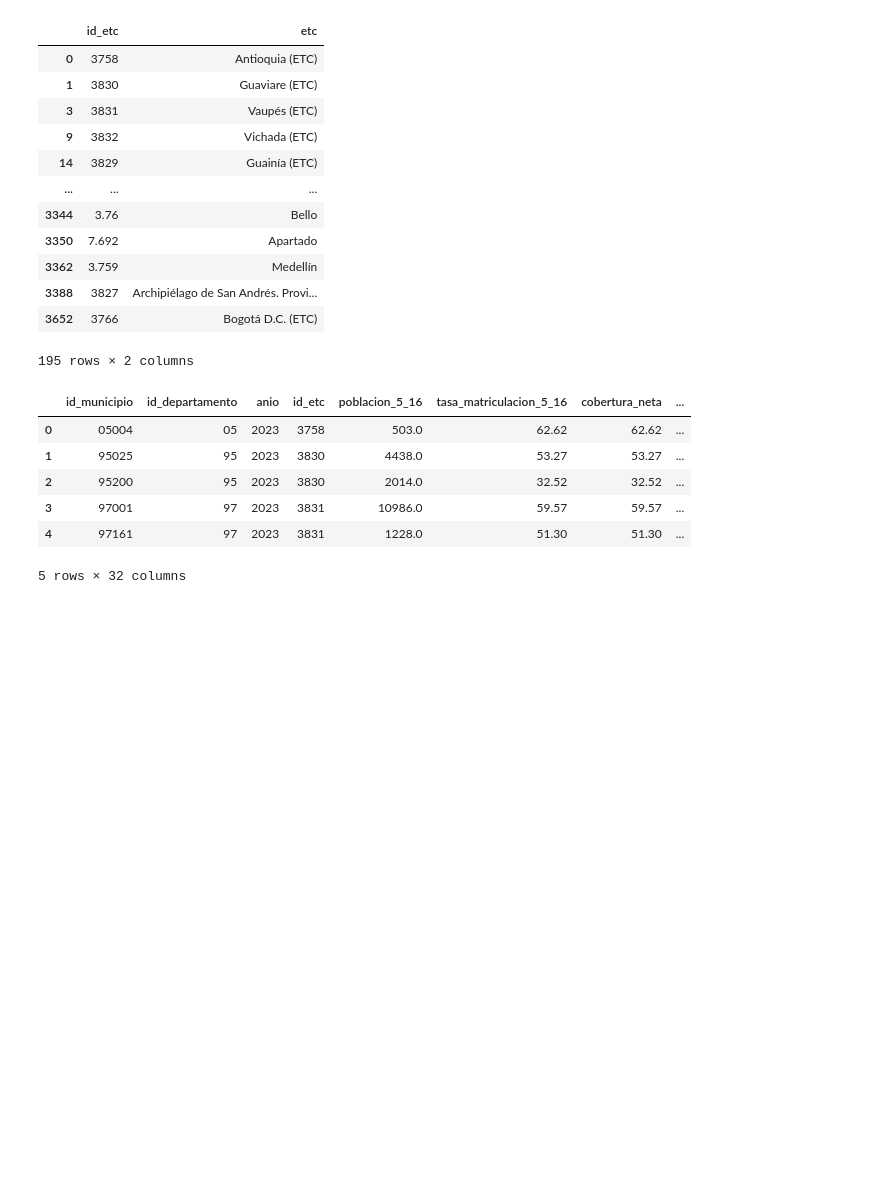
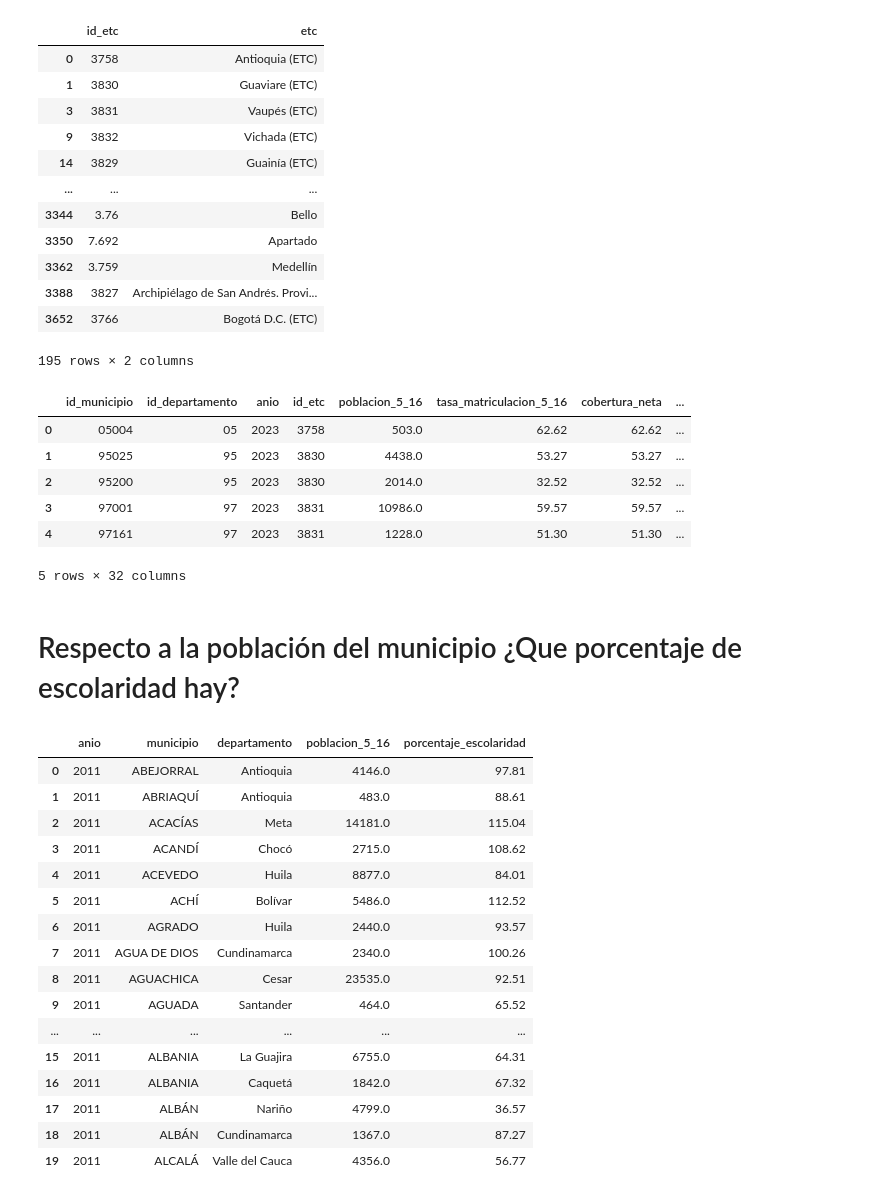
Before and after one commit to AndresFHR2002/Diplomado, a Jupyter notebook: Cuadernos/Modelos_Dimensionales - Python.ipynb, the cells around one changed output. Drawn from its saved outputs; the diff is of its cells as text; code cells hidden in the pictures; blank space fills up the shorter version.

```diff
--- a/Cuadernos/Modelos_Dimensionales - Python.ipynb
+++ b/Cuadernos/Modelos_Dimensionales - Python.ipynb
@@ -838,3 +838,42 @@ df_fact.head()
 | 3 | 97001 | 97 | 2023 | 3831 | 10986.0 | 59.57 | 59.57 | ... |
 | 4 | 97161 | 97 | 2023 | 3831 | 1228.0 | 51.30 | 51.30 | ... |
 5 rows × 32 columns
+# %% [markdown]
+# Respecto a la población del municipio ¿Que porcentaje de escolaridad hay?
+# %%
+consulta_escolaridad = """
+SELECT
+    f.anio,
+    m.municipio,
+    d.departamento,
+    f.poblacion_5_16,
+    f.tasa_matriculacion_5_16 AS porcentaje_escolaridad
+FROM fact_educacion f
+JOIN dim_municipio m ON f.id_municipio = m.id_municipio
+JOIN dim_departamento d ON f.id_departamento = d.id_departamento
+WHERE f.poblacion_5_16 IS NOT NULL
+  AND f.tasa_matriculacion_5_16 IS NOT NULL
+ORDER BY f.anio, m.municipio
+LIMIT 20;
+"""
+
+df_escolaridad = pd.read_sql(consulta_escolaridad, conn)
+df_escolaridad
+# %% [output]
+|  | anio | municipio | departamento | poblacion_5_16 | porcentaje_escolaridad |
+| 0 | 2011 | ABEJORRAL | Antioquia | 4146.0 | 97.81 |
+| 1 | 2011 | ABRIAQUÍ | Antioquia | 483.0 | 88.61 |
+| 2 | 2011 | ACACÍAS | Meta | 14181.0 | 115.04 |
+| 3 | 2011 | ACANDÍ | Chocó | 2715.0 | 108.62 |
+| 4 | 2011 | ACEVEDO | Huila | 8877.0 | 84.01 |
+| 5 | 2011 | ACHÍ | Bolívar | 5486.0 | 112.52 |
+| 6 | 2011 | AGRADO | Huila | 2440.0 | 93.57 |
+| 7 | 2011 | AGUA DE DIOS | Cundinamarca | 2340.0 | 100.26 |
+| 8 | 2011 | AGUACHICA | Cesar | 23535.0 | 92.51 |
+| 9 | 2011 | AGUADA | Santander | 464.0 | 65.52 |
+| ... | ... | ... | ... | ... | ... |
+| 15 | 2011 | ALBANIA | La Guajira | 6755.0 | 64.31 |
+| 16 | 2011 | ALBANIA | Caquetá | 1842.0 | 67.32 |
+| 17 | 2011 | ALBÁN | Nariño | 4799.0 | 36.57 |
+| 18 | 2011 | ALBÁN | Cundinamarca | 1367.0 | 87.27 |
+| 19 | 2011 | ALCALÁ | Valle del Cauca | 4356.0 | 56.77 |
```
Also changed, not shown: parts of 3 cells of this notebook, 17 other files.
